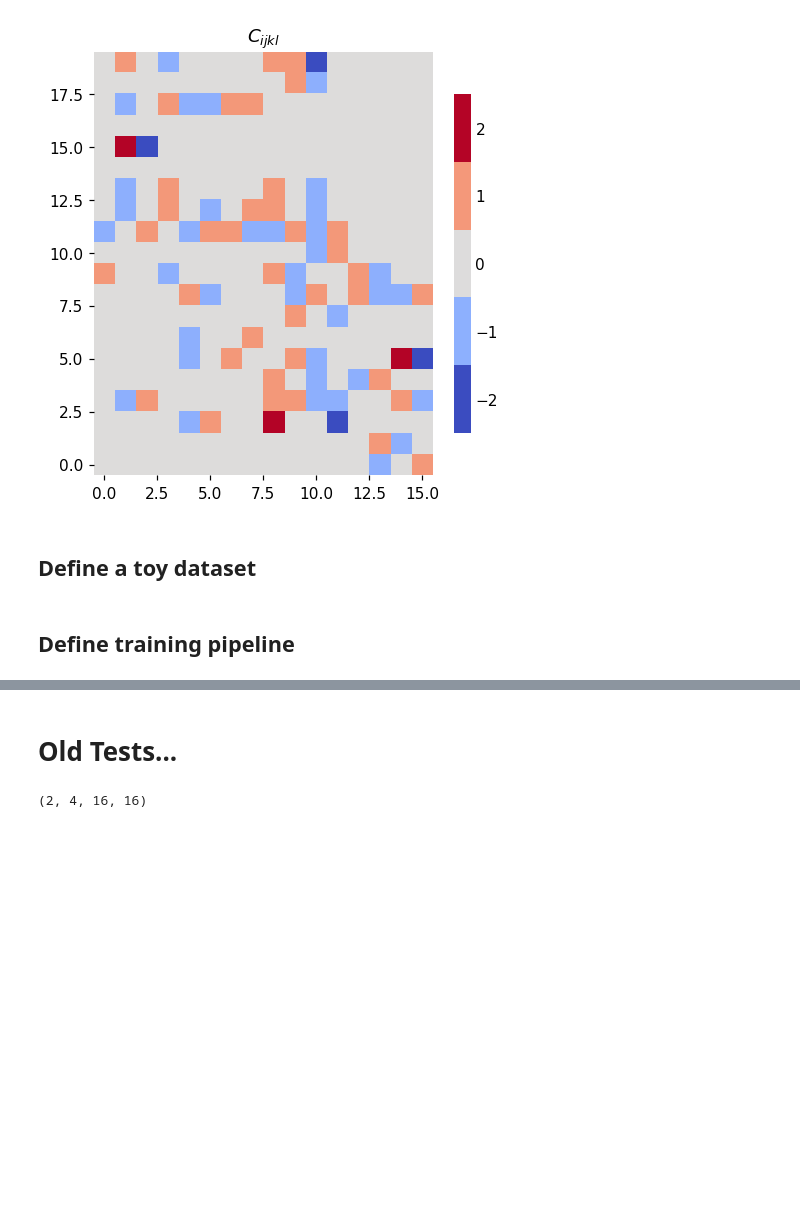
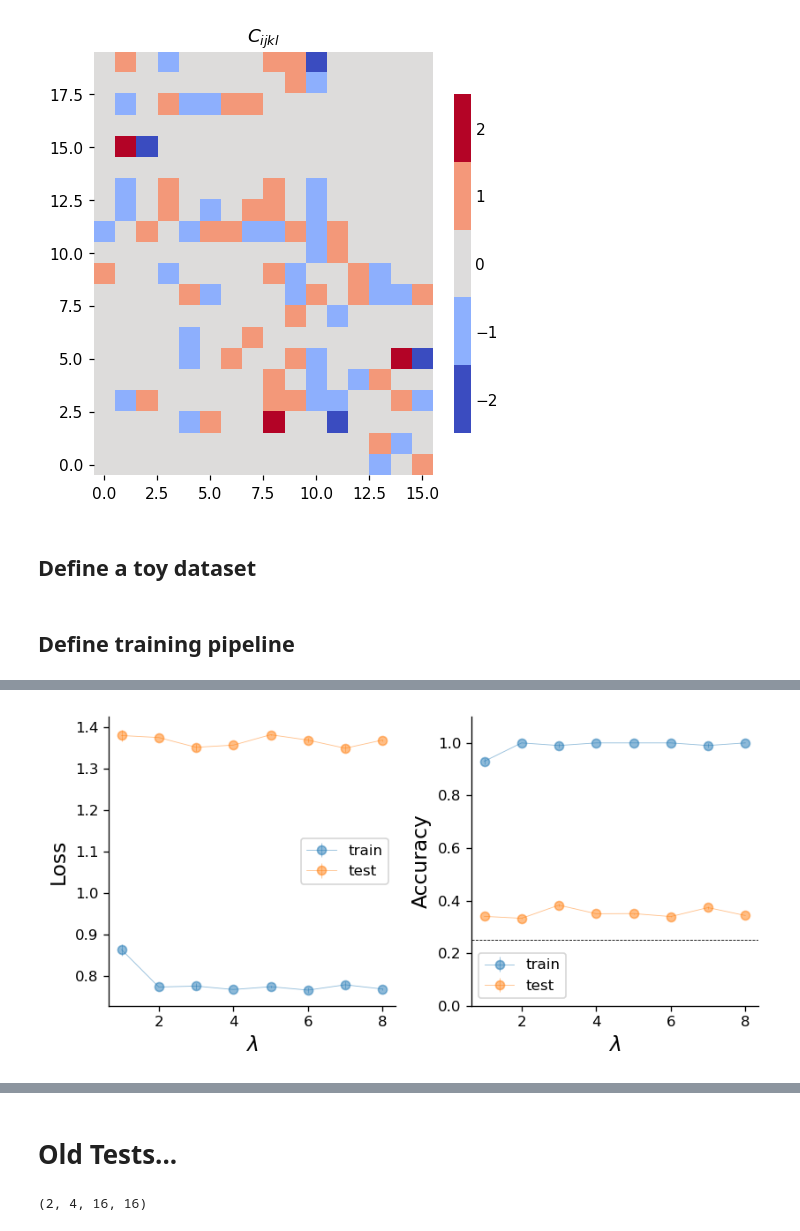
Before and after one commit to Integrated-Systems-Neuroengineering/scrramble, a Jupyter notebook: Notebooks/toy_models_of_connectivity.ipynb, the cells around one changed output, grey strips where cells are left out. Saved outputs shown, nothing was run; the diff lists cells and outputs as text; code cells hidden in the pictures; blank space fills up the shorter version.

```diff
--- a/Notebooks/toy_models_of_connectivity.ipynb
+++ b/Notebooks/toy_models_of_connectivity.ipynb
@@ -525,6 +506,9 @@ def create_classification_dataset(
         n_informative=n_informative,
         random_state=random_seed
     )
+
+    # z-score X
+    X = (X - X.mean(axis=0)) / X.std(axis=0)
 
     # binarize
     if binarize:
@@ -560,12 +544,18 @@ def batch_iterator(X, y, rngs, batch_size):
 
 
 # testing
-# X_train, y_train, X_test, y_test = create_classification_dataset(
-#     n_samples=1000,
-#     n_features=512,
-#     n_classes=2,
-#     n_informative=10,
-# )
+X_train, y_train, X_test, y_test = create_classification_dataset(
+    n_samples=1000,
+    n_features=512,
+    n_classes=2,
+    n_informative=round(0.4*512),
+)
+
+# b_iterator = batch_iterator(X_train, y_train, nnx.Rngs(permute=0), batch_size=32)
+# for x, y in b_iterator:
+#     print(x.shape, y.shape)
+#     print(x[0, :5])
+#     print(y[0])
 
 # print(X_train.shape, y_train.shape)
 # print(X_test.shape, y_test.shape)
@@ -650,0 +804,26 @@ def train_scrramble_classifier(
+# %%
+# plot the metrics
+fig, ax = plt.subplots(1, 2, figsize = (7, 3.5), dpi=120)
+# ax[0].plot(metrics_history['average_connectivity'], metrics_history['train_loss'], label='train', marker='o', lw=0.5, alpha=.5)
+ax[0].errorbar(metrics_history['average_connectivity'], metrics_history['train_loss'], yerr=metrics_history['train_loss_se'] , label='train', marker='o', lw=0.5, alpha=.5)
+# ax[0].plot(metrics_history['average_connectivity'], metrics_history['test_loss'], label='test', marker='o', lw=0.5, alpha=.5)
+ax[0].errorbar(metrics_history['average_connectivity'], metrics_history['test_loss'] , yerr=metrics_history['train_loss_se'], label='test', marker='o', lw=0.5, alpha=.5)
+ax[0].set_ylabel('Loss', fontsize = 14)
+ax[0].set_xlabel(r'$\lambda$', fontsize = 14)
+
+
+# ax[1].plot(metrics_history['average_connectivity'], metrics_history['train_accuracy'], label='train', marker='o', lw=0.5, alpha=.5)
+ax[1].errorbar(metrics_history['average_connectivity'], metrics_history['train_accuracy'], yerr= metrics_history['train_acc_se'],label='train', marker='o', lw=0.5, alpha=.5)
+# ax[1].plot(metrics_history['average_connectivity'], metrics_history['test_accuracy'], label='test', marker='o', lw=0.5, alpha=.5)
+ax[1].errorbar(metrics_history['average_connectivity'], metrics_history['test_accuracy'], yerr=metrics_history['test_acc_se'],label='test', marker='o', lw=0.5, alpha=.5)
+ax[1].axhline(y=1/dataset_attr['n_classes'], color='k', linestyle='--', lw=0.5)
+ax[1].set_ylabel('Accuracy', fontsize = 14)
+ax[1].set_xlabel(r'$\lambda$', fontsize = 14)
+ax[1].set_ylim(0, 1.1)
+ax[0].legend()
+ax[1].legend()
+
+sns.despine()
+plt.tight_layout()
+# %% [output]
+[figure, added]
```
Also changed, not shown: parts of 12 cells of this notebook, 5 other files.
